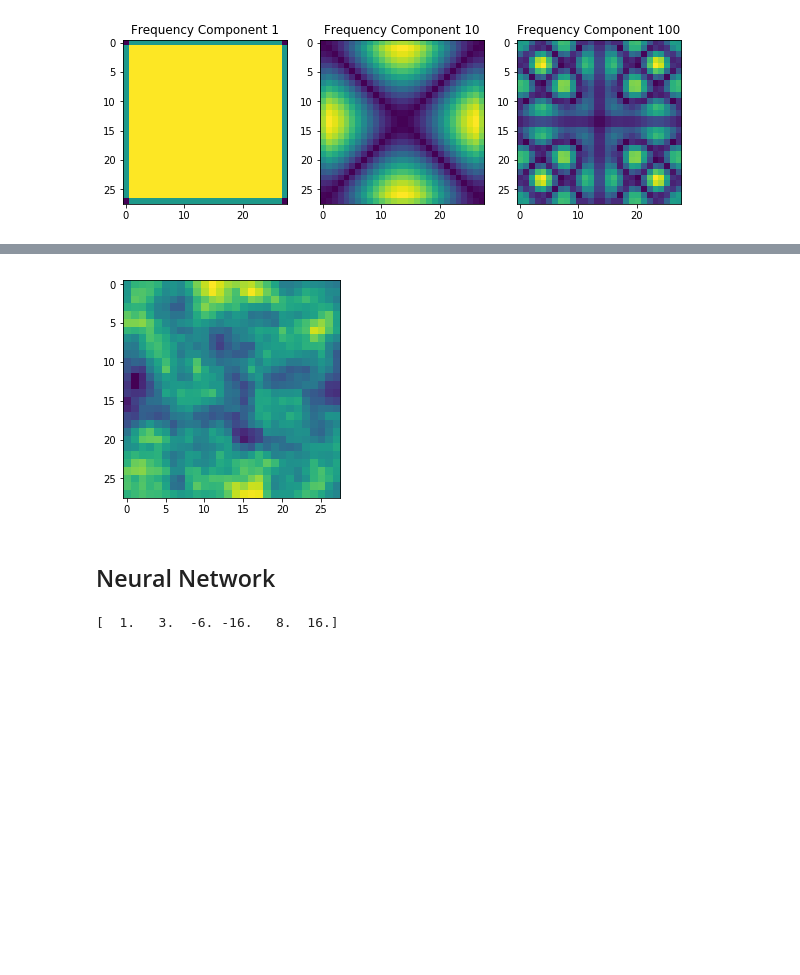
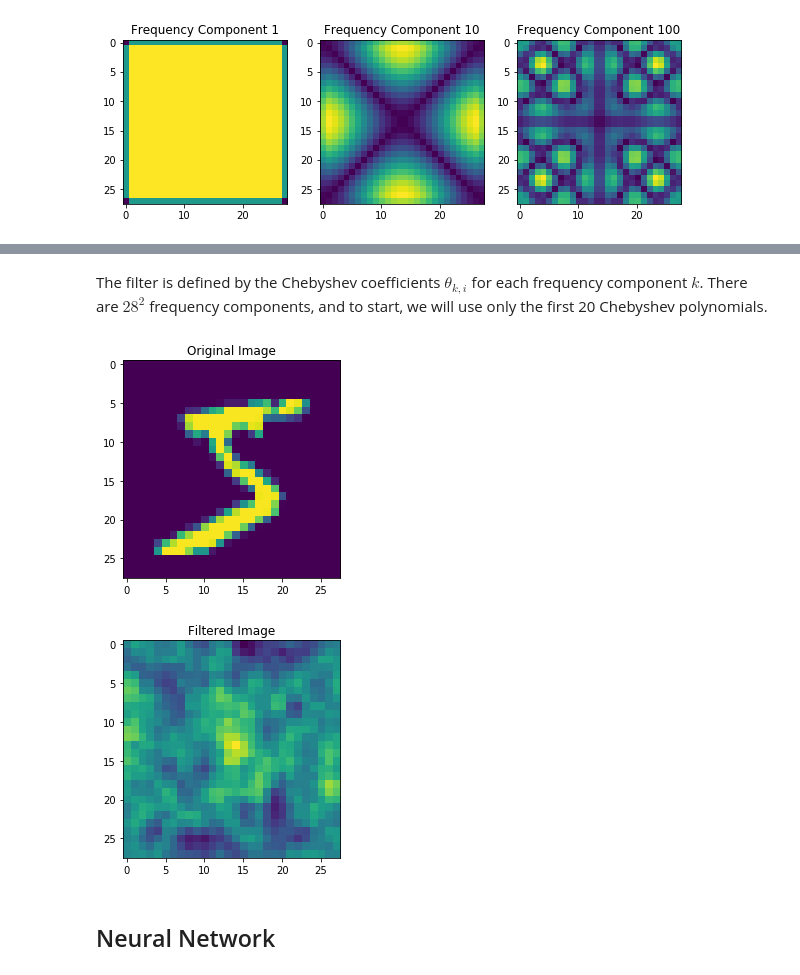
Before and after one commit to MinhTranCA/graph-similarity-1, a Jupyter notebook: notebooks/Handwritten Digits.ipynb, the cells around one changed output, grey strips where cells are left out. Saved outputs shown, nothing was run; the diff lists cells and outputs as text; code cells hidden in the pictures; blank space fills up the shorter version.

Commit message:
More detailed explanation of Chebyshev filter in handwritten digits notebook

```diff
--- a/notebooks/Handwritten Digits.ipynb
+++ b/notebooks/Handwritten Digits.ipynb
@@ -87,0 +114,13 @@ The point of a convolutional neural network is to learn an optimal filter with w
+# %%
+def poly2ChebMatrix(n):
+
+    # Initialize T0 and T1 base cases
+    P = np.zeros((n, n))
+    P[0,0] = 1
+    P[1,1] = 1
+
+    # Recursively fill in the rest of the matrix
+    for i in range(2, n):
+        P[i,:] = 2 * np.pad(P[i-1,:], (1, 0), 'constant')[:-1] - P[i-2,:]
+
+    return P
@@ -91,27 +158,38 @@ L = get_lattice_laplacian(28)
-# %%
-size = 28 ** 2
-
-def filter(img, W):
-
-    # Calculate Fourier transform of image
-    img_hat = np.dot(np.transpose(U), img)
-
-    # Get convolution in frequency domain
-    h_hat = np.empty(size)
-    for k in range(size):
-        g_hat = np.polynomial.chebyshev.chebval(lamb[k] - 1, W[k, :])
-        h_hat[k] = img_hat[k] * g_hat
-
-    # Return convolution in vertex domain
-    return np.dot(U, h_hat)
-
-W = np.random.normal(0, 1e-2, (size, size))
-H = filter(img, W)
-H_img = np.reshape(H, (28, 28))
-plt.imshow(H_img)
-plt.show()
-# %% [output]
-[figure, removed]
+# %% [markdown]
+The filter is defined by the Chebyshev coefficients $\theta_{k, i}$ for each frequency component $k$. There are $28^2$ frequency components, and to start, we will use only the first 20 Chebyshev polynomials.
+# %%
+nComps = 28 ** 2  # Number of frequency components
+nCoefs = 20       # Number of Chebyshev polynomials summed for each component
+
+# Randomly initialize filter coefficients
+theta = np.random.normal(0, 1e-2, (nComps, nCoefs))
+
+# Prepare to store convolution in frequency domain
+h_hat = np.empty(nComps)
+
+# Calculate polynomial-chebyshev change of basis matrix
+P = poly2ChebMatrix(nCoefs)
+
+for k in range(nComps):
+
+    # Calculate filter polynomial for component k
+    y = np.power(lamb[k] - 1, np.arange(nCoefs))
+    g_hat = np.linalg.multi_dot([theta[k,:], P, y])
+    h_hat[k] = img_hat[k] * g_hat
+
+# Get convolution in vertex domain and plot
+H = np.dot(U, h_hat)
+
+plt.imshow(np.reshape(img, (28, 28)))
+plt.title('Original Image')
+plt.show()
+
+plt.imshow(np.reshape(H, (28, 28)))
+plt.title('Filtered Image')
+plt.show()
+# %% [output]
+[figure, added]
+[figure, added]
 # %% [markdown]
 <h2>Neural Network</h2>
 # %%
@@ -135,5 +212,0 @@ for n in range(N_FILTERS):
-# %%
-C = np.polynomial.chebyshev.cheb2poly(np.array([1, 1, 1, 1, 1, 1]))
-print(C)
-# %% [output]
-[  1.   3.  -6. -16.   8.  16.]
```
Also changed, not shown: parts of 13 cells of this notebook.
